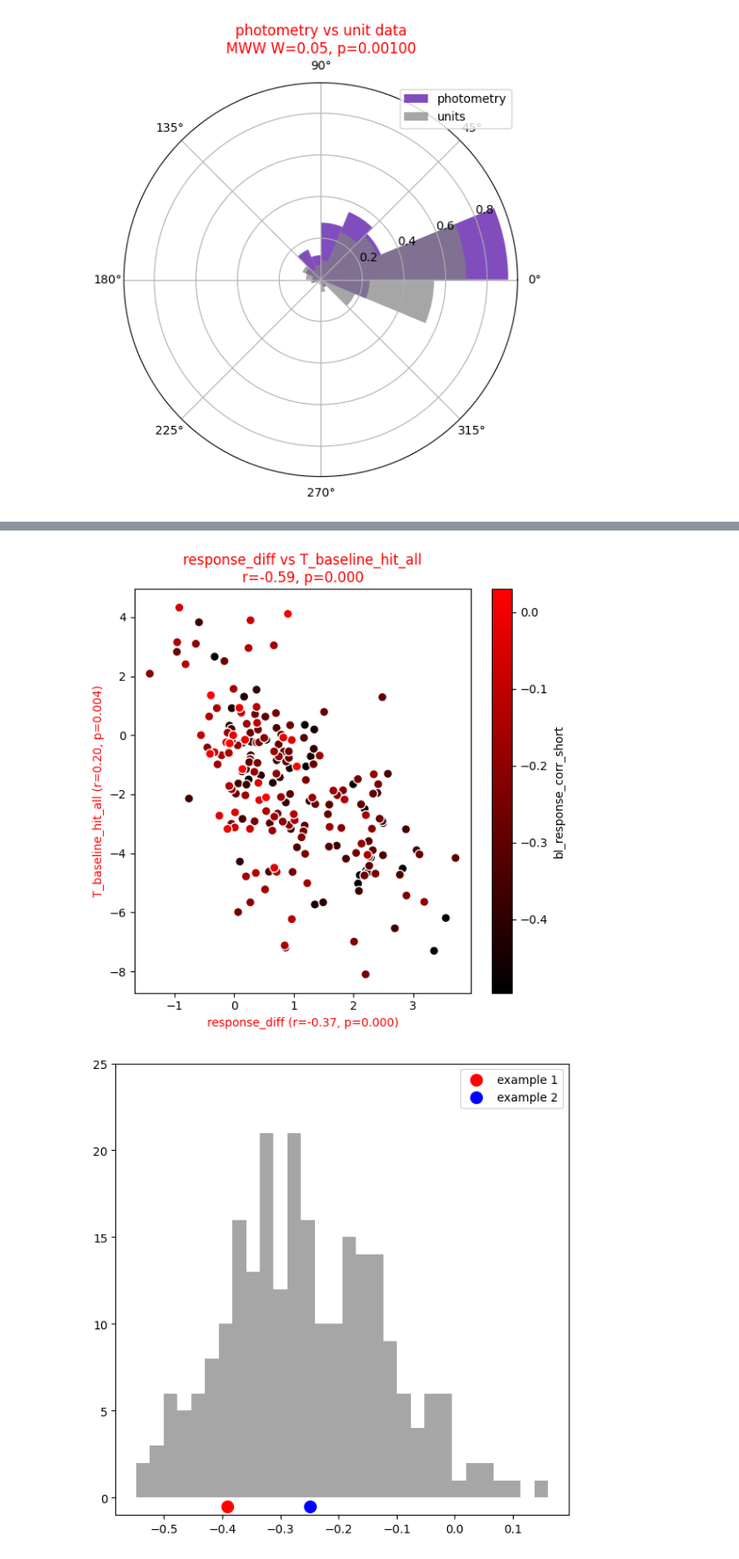
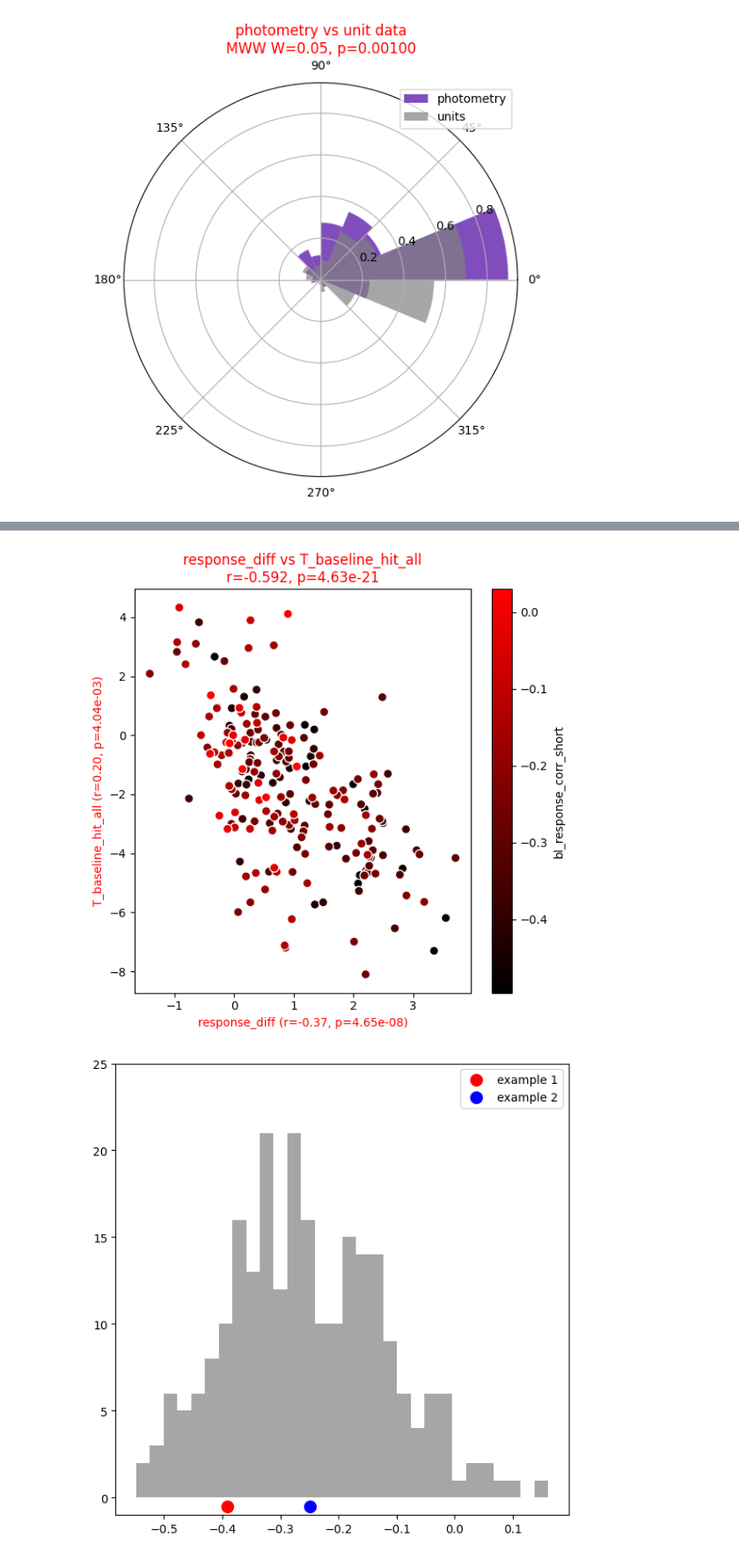
Before and after one commit to AllenNeuralDynamics/aind-beh-ephys-analysis, a Jupyter notebook: code/beh_ephys_analysis/session_combine/manuscript_figures/F_ephys_behavior_action&outcome.ipynb, the cells around one changed output, grey strips where cells are left out. Shown at 88% size. Saved outputs shown, nothing was run; the diff lists cells and outputs as text; code cells hidden in the pictures.

```diff
--- a/code/beh_ephys_analysis/session_combine/manuscript_figures/F_ephys_behavior_action&outcome.ipynb
+++ b/code/beh_ephys_analysis/session_combine/manuscript_figures/F_ephys_behavior_action&outcome.ipynb
@@ -2036,37 +2079,37 @@ mask = (
     ~np.isnan(y_data) &
     ~np.isnan(c_data)
 )
 
 # Correlations
 r_x, p_x = pearsonr(x_data[mask], c_data[mask])
 r_y, p_y = pearsonr(y_data[mask], c_data[mask])
 
 # Axis labeling with significance coloring
 plt.xlabel(
-    f'{x_val} (r={r_x:.2f}, p={p_x:.3f})',
+    f'{x_val} (r={r_x:.2f}, p={p_x:.2e})',
     color='red' if p_x < 0.05 else 'black'
 )
 
 plt.ylabel(
-    f'{y_val} (r={r_y:.2f}, p={p_y:.3f})',
+    f'{y_val} (r={r_y:.2f}, p={p_y:.2e})',
     color='red' if p_y < 0.05 else 'black'
 )
 
 
 # correlation between x and y
 r_xy, p_xy = pearsonr(x_data[mask], y_data[mask])
 plt.title(
     f'{x_val} vs {y_val}\n'
-    f'r={r_xy:.2f}, p={p_xy:.3f}',
+    f'r={r_xy:.3f}, p={p_xy:.2e}',
     color='red' if p_xy < 0.05 else 'black'
 )
 plt.tight_layout()
 plt.savefig(os.path.join(
     target_folder,
     f'scatter_{x_val}_vs_{y_val}_colored_by_{color_code}_{criteria_name}.pdf'
 ), bbox_inches='tight')
 # %% [output]
-[figure, old version]
+[figure, new version]
 # %%
 fig, ax = plt.subplots(figsize=(6, 6))
 ax.hist(features_combined['bl_response_corr_short'].values[features_combined['selected'].values], bins=30, color='gray', alpha=0.7);
```
Also changed, not shown: parts of 20 cells of this notebook, 1 other file.
